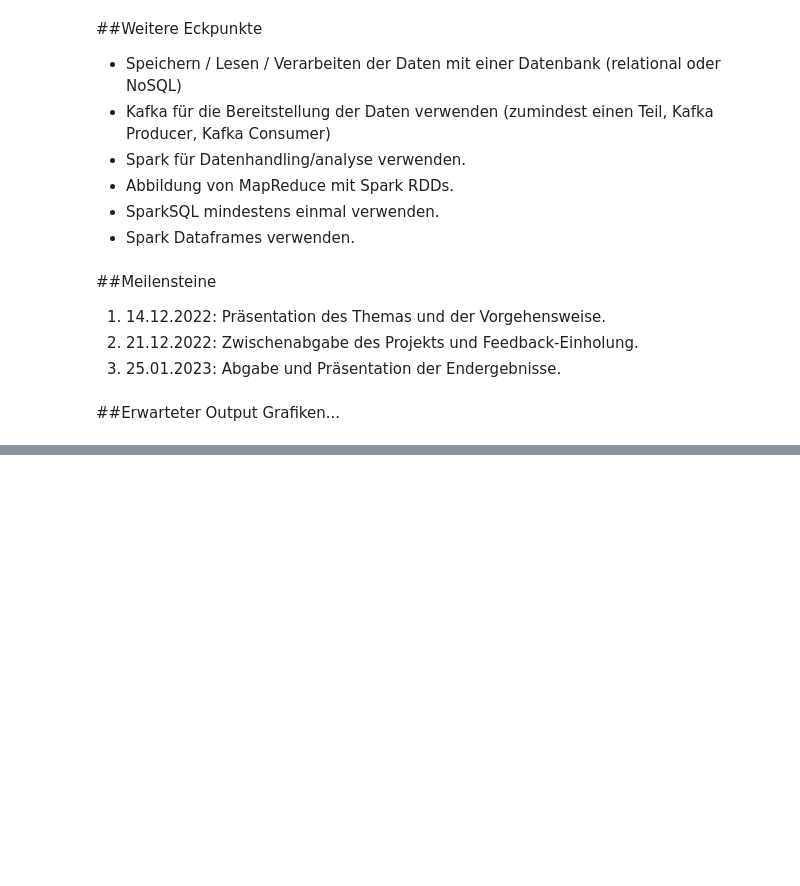
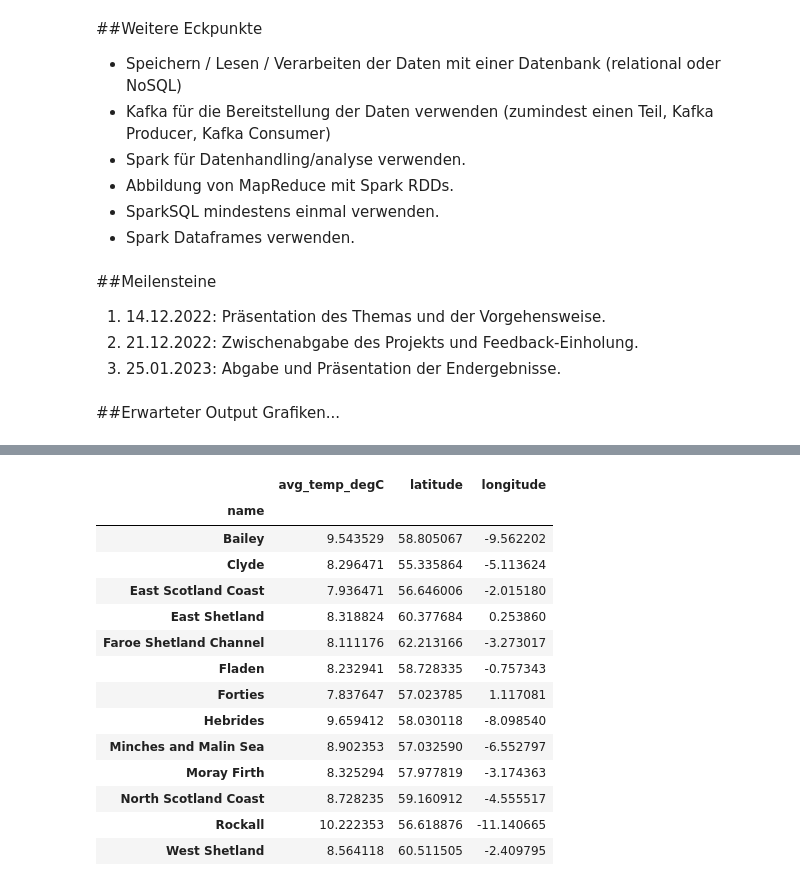
Before and after one commit to ds22m032/DSI, a Jupyter notebook: Abschlussprojekt_Wasser.ipynb, the cells around one changed output, grey strips where cells are left out. Cells and saved outputs as stored; diff of their text form; code cells hidden in the pictures; blank space fills up the shorter version.

```diff
--- a/Abschlussprojekt_Wasser.ipynb
+++ b/Abschlussprojekt_Wasser.ipynb
@@ -144,0 +307,7 @@ couch = couchdb.Server('http://admin:YOURPASSWORD@localhost:5984/')
+# %%
+# Selecting or Creating the Database for the csv data
+dbname = "csv_data"
+if dbname in couch:
+    db = couch[dbname]
+else:
+    db = couch.create(dbname)
@@ -144,0 +327,5 @@ couch = couchdb.Server('http://admin:YOURPASSWORD@localhost:5984/')
+# %%
+#Get all documents from DB csv data and save to DataFrame
+rows = db.view('_all_docs', include_docs=True)
+data = [row['doc'] for row in rows]
+df = pd.DataFrame(data)
@@ -144,0 +359,19 @@ couch = couchdb.Server('http://admin:YOURPASSWORD@localhost:5984/')
+# %%
+# group by sea area names
+dfCSV.groupby('name')[['avg_temp_degC', 'latitude', 'longitude']].mean()
+# %% [output]
+|  | avg_temp_degC | latitude | longitude |
+| name |  |  |  |
+| Bailey | 9.543529 | 58.805067 | -9.562202 |
+| Clyde | 8.296471 | 55.335864 | -5.113624 |
+| East Scotland Coast | 7.936471 | 56.646006 | -2.015180 |
+| East Shetland | 8.318824 | 60.377684 | 0.253860 |
+| Faroe Shetland Channel | 8.111176 | 62.213166 | -3.273017 |
+| Fladen | 8.232941 | 58.728335 | -0.757343 |
+| Forties | 7.837647 | 57.023785 | 1.117081 |
+| Hebrides | 9.659412 | 58.030118 | -8.098540 |
+| Minches and Malin Sea | 8.902353 | 57.032590 | -6.552797 |
+| Moray Firth | 8.325294 | 57.977819 | -3.174363 |
+| North Scotland Coast | 8.728235 | 59.160912 | -4.555517 |
+| Rockall | 10.222353 | 56.618876 | -11.140665 |
+| West Shetland | 8.564118 | 60.511505 | -2.409795 |
```
Also changed, not shown: parts of 22 cells of this notebook.
